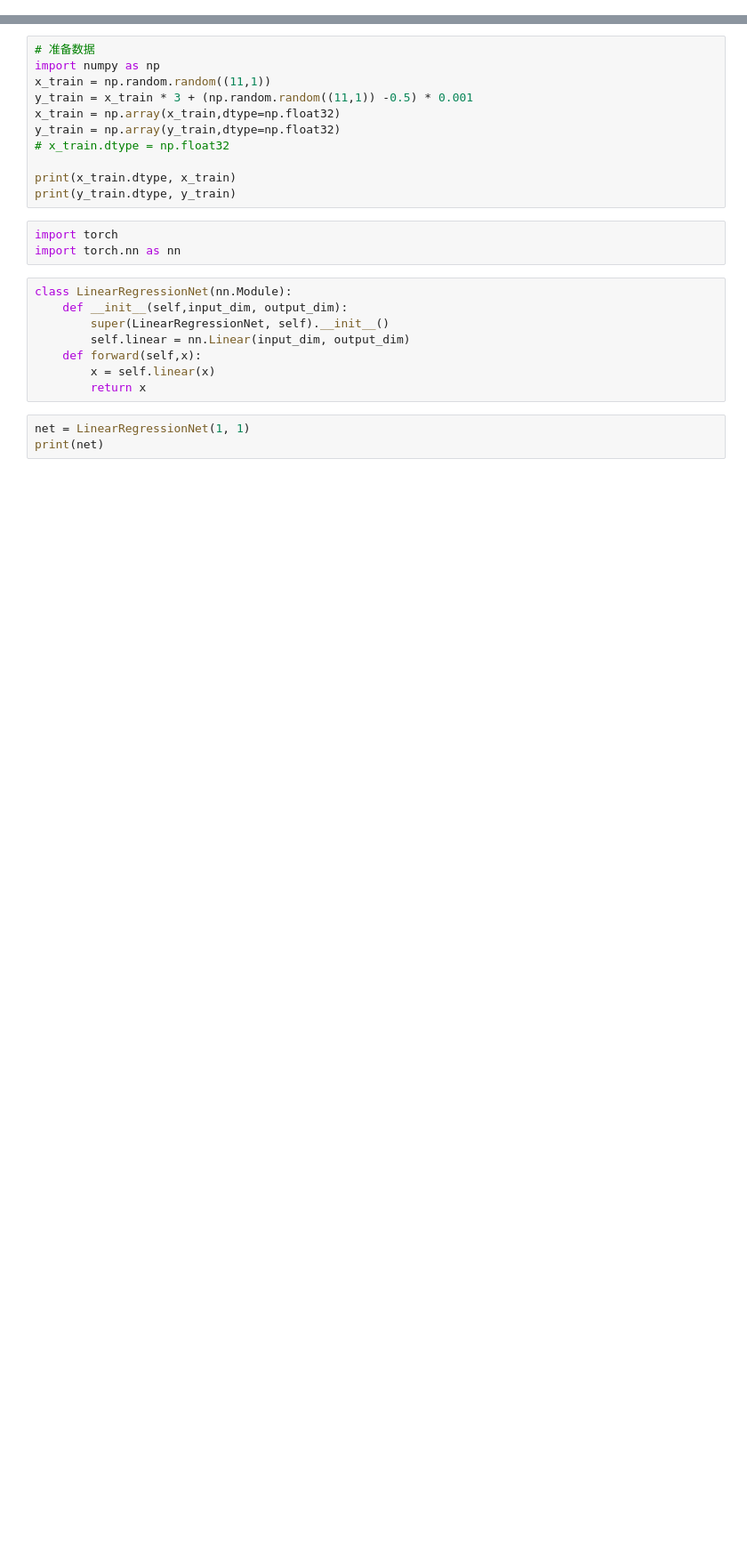
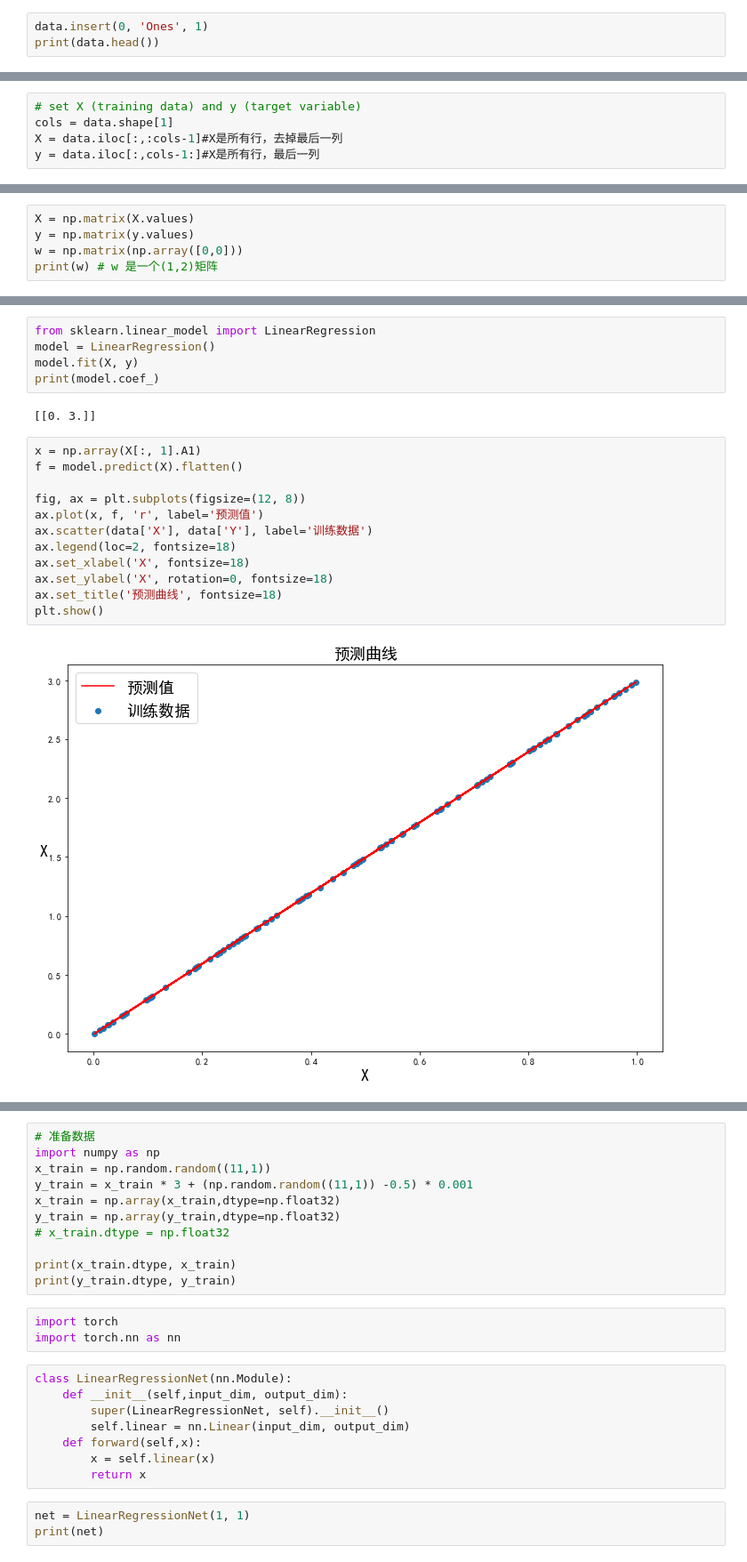
Before and after one commit to edgardeng/machine-learning-pytorch, a Jupyter notebook: part02-machine-learning/2_1_linear_regression.ipynb, the cells around one changed output, grey strips where cells are left out. Shown at 89% size. Saved outputs shown, nothing was run; the diff lists cells and outputs as text; blank space fills up the shorter version.

```diff
--- a/part02-machine-learning/2_1_linear_regression.ipynb
+++ b/part02-machine-learning/2_1_linear_regression.ipynb
@@ -0,0 +62,3 @@
+# %%
+data.insert(0, 'Ones', 1)
+print(data.head())
@@ -0,0 +74,5 @@
+# %%
+# set X (training data) and y (target variable)
+cols = data.shape[1]
+X = data.iloc[:,:cols-1]#X是所有行，去掉最后一列
+y = data.iloc[:,cols-1:]#X是所有行，最后一列
@@ -0,0 +99,5 @@
+# %%
+X = np.matrix(X.values)
+y = np.matrix(y.values)
+w = np.matrix(np.array([0,0]))
+print(w) # w 是一个(1,2)矩阵
@@ -0,0 +202,21 @@
+# %%
+from sklearn.linear_model import LinearRegression
+model = LinearRegression()
+model.fit(X, y)
+print(model.coef_)
+# %% [output]
+[[0. 3.]]
+# %%
+x = np.array(X[:, 1].A1)
+f = model.predict(X).flatten()
+
+fig, ax = plt.subplots(figsize=(12, 8))
+ax.plot(x, f, 'r', label='预测值')
+ax.scatter(data['X'], data['Y'], label='训练数据')
+ax.legend(loc=2, fontsize=18)
+ax.set_xlabel('X', fontsize=18)
+ax.set_ylabel('X', rotation=0, fontsize=18)
+ax.set_title('预测曲线', fontsize=18)
+plt.show()
+# %% [output]
+[figure, added]
```
Also changed, not shown: parts of 43 cells of this notebook, 9 other files.
